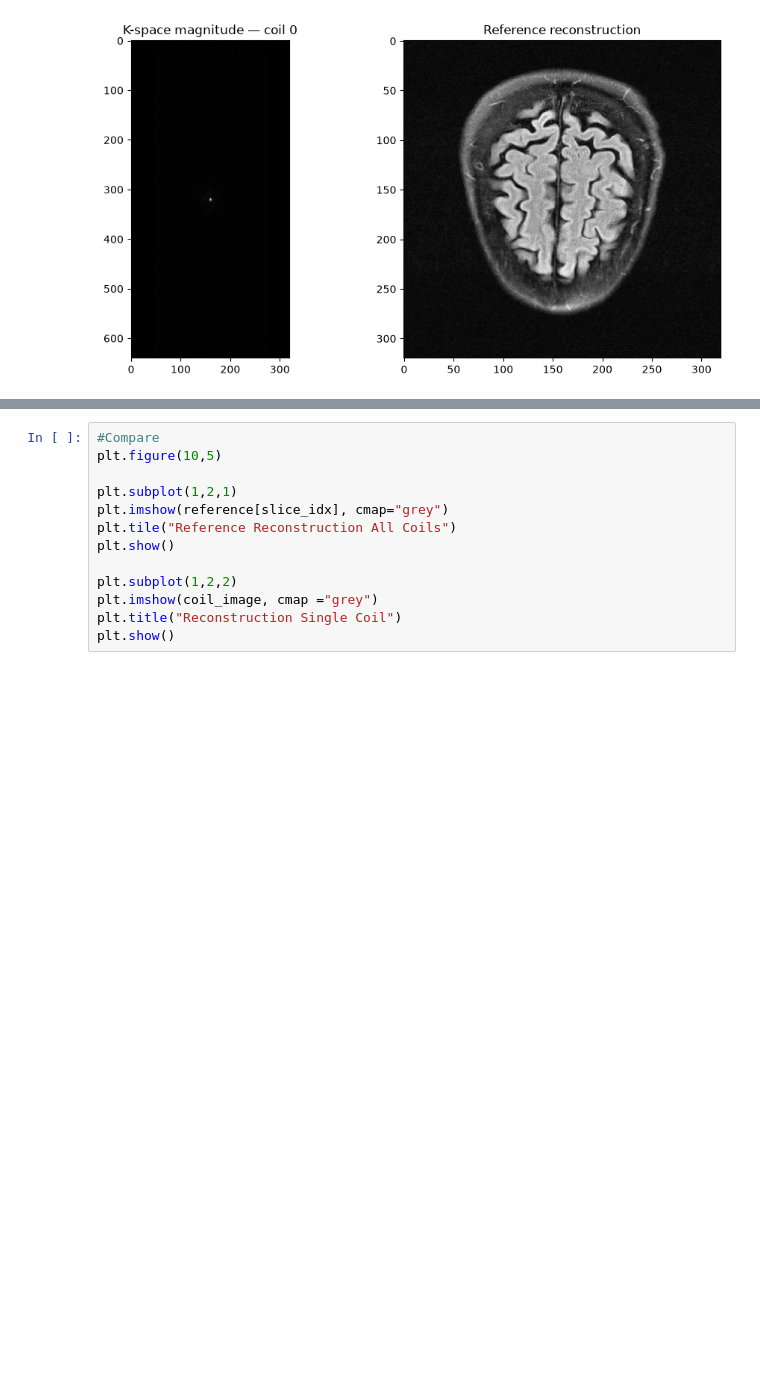
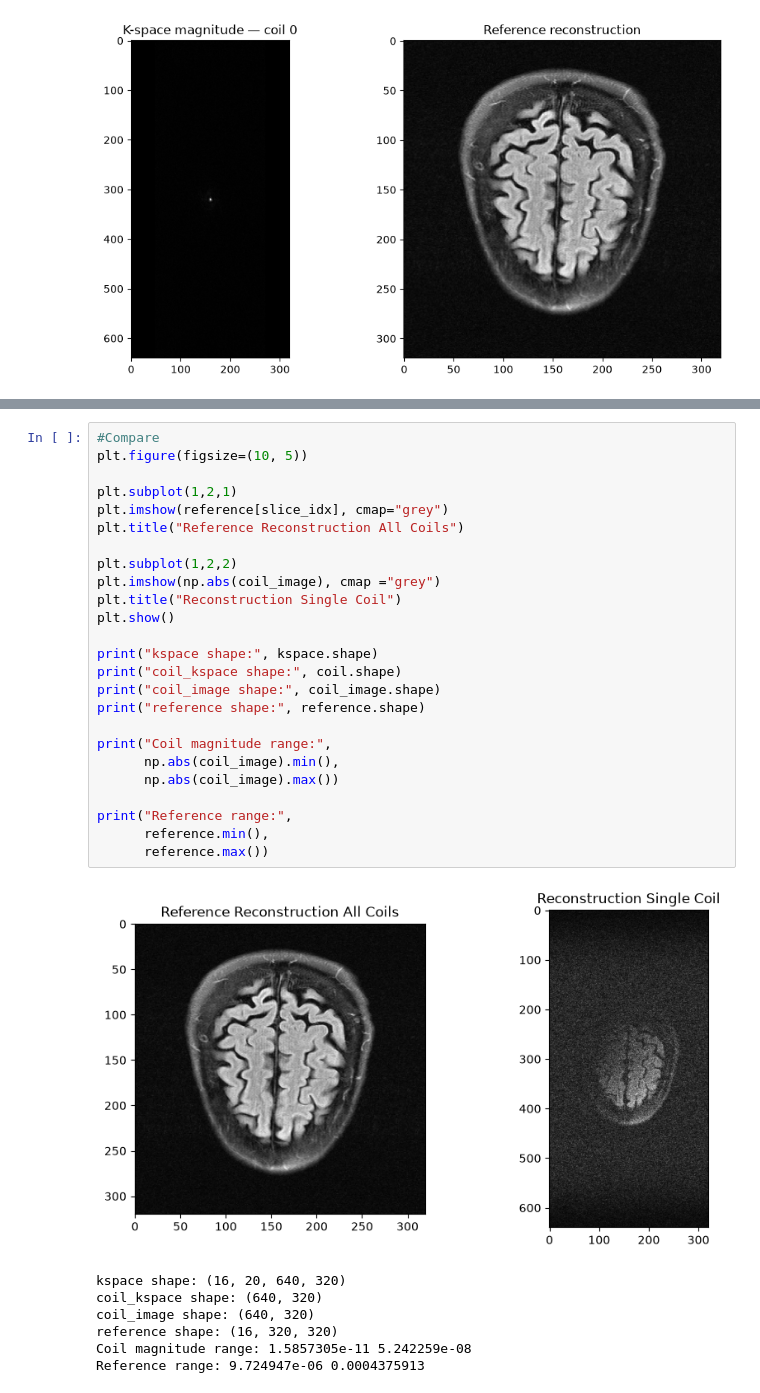
Before and after one commit to kimei01/MRI-Brain-Reconstruction, a Jupyter notebook: notebooks/inspect_dataset.ipynb, the cells around one changed output, grey strips where cells are left out. Drawn from its saved outputs; the diff is of its cells as text; blank space fills up the shorter version.

```diff
--- a/notebooks/inspect_dataset.ipynb
+++ b/notebooks/inspect_dataset.ipynb
@@ -69,13 +74,33 @@ plt.show()
 # %%
 #Compare
-plt.figure(10,5)
+plt.figure(figsize=(10, 5))
 
 plt.subplot(1,2,1)
 plt.imshow(reference[slice_idx], cmap="grey")
-plt.tile("Reference Reconstruction All Coils")
+plt.title("Reference Reconstruction All Coils")
+
+plt.subplot(1,2,2)
+plt.imshow(np.abs(coil_image), cmap ="grey")
+plt.title("Reconstruction Single Coil")
 plt.show()
 
-plt.subplot(1,2,2)
-plt.imshow(coil_image, cmap ="grey")
-plt.title("Reconstruction Single Coil")
-plt.show()
+print("kspace shape:", kspace.shape)
+print("coil_kspace shape:", coil.shape)
+print("coil_image shape:", coil_image.shape)
+print("reference shape:", reference.shape)
+
+print("Coil magnitude range:",
+      np.abs(coil_image).min(),
+      np.abs(coil_image).max())
+
+print("Reference range:",
+      reference.min(),
+      reference.max())
+# %% [output]
+[figure, added]
+kspace shape: (16, 20, 640, 320)
+coil_kspace shape: (640, 320)
+coil_image shape: (640, 320)
+reference shape: (16, 320, 320)
+Coil magnitude range: 1.5857305e-11 5.242259e-08
+Reference range: 9.724947e-06 0.0004375913
```
Also changed, not shown: parts of 1 cell of this notebook, 1 other file.
